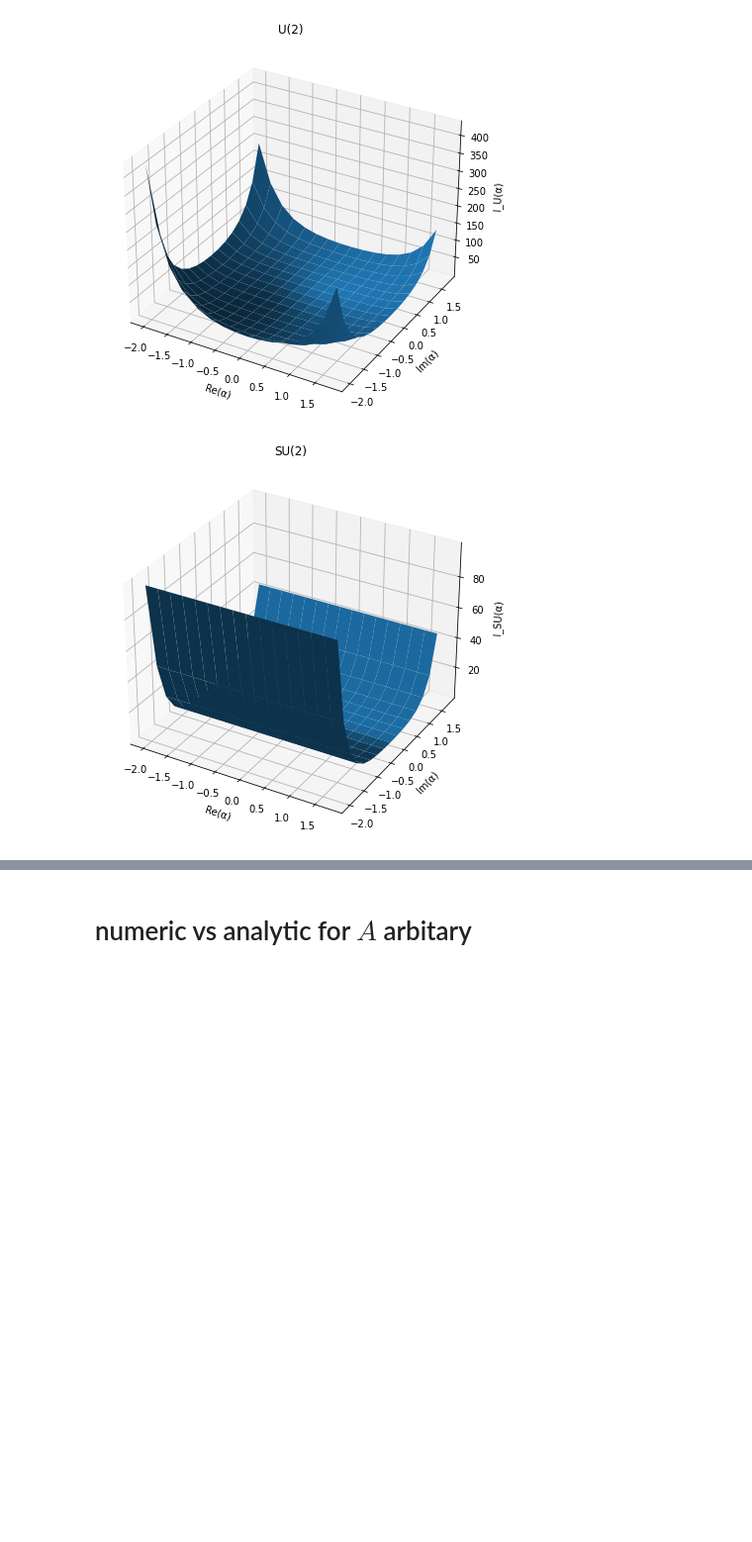
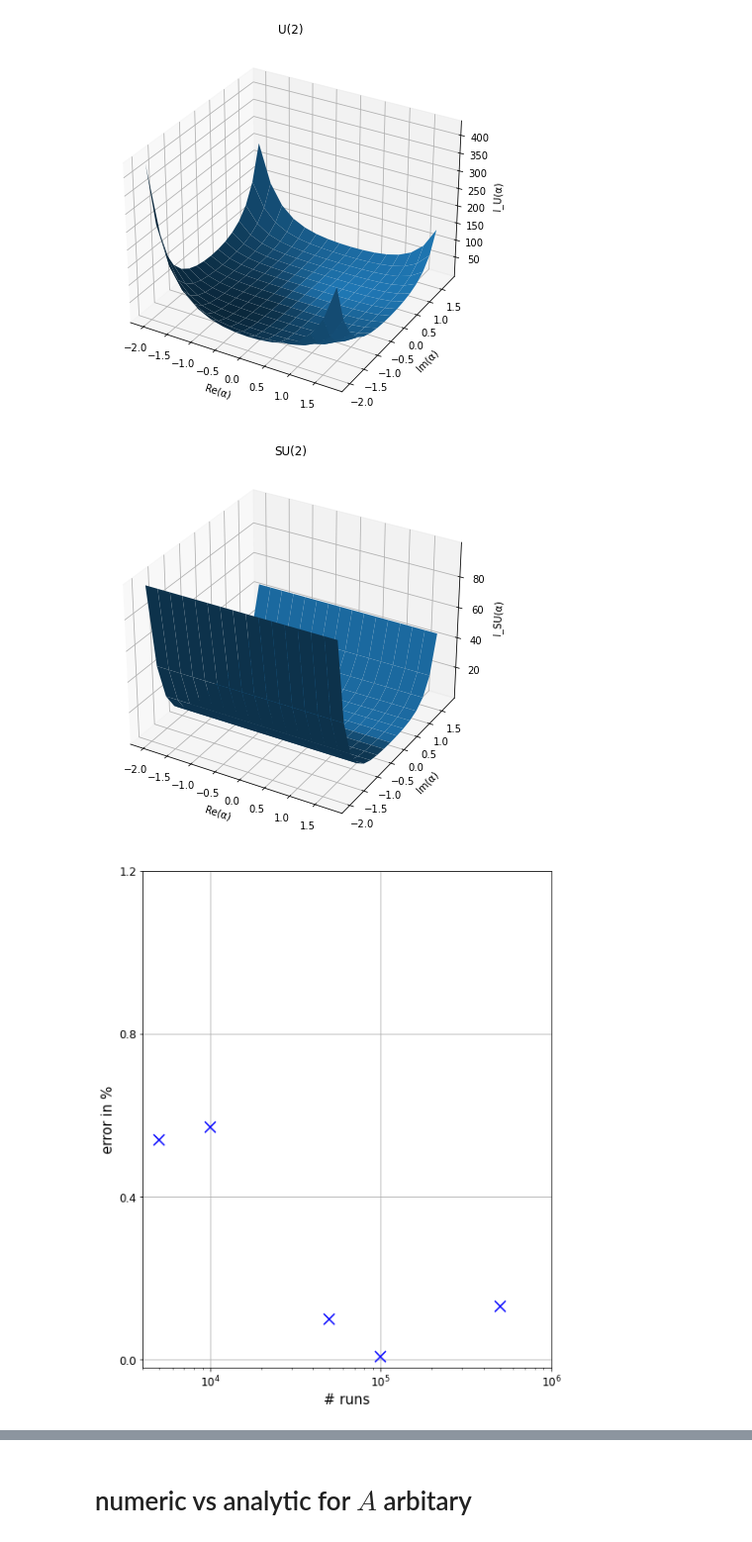
Before and after one commit to gnrraphi/5Semester, a Jupyter notebook: Lehner_research_project.ipynb, the cells around one changed output, grey strips where cells are left out. Shown at 99% size. Saved outputs shown, nothing was run; the diff lists cells and outputs as text; code cells hidden in the pictures; blank space fills up the shorter version.

Commit message:
Add plots

```diff
--- a/Lehner_research_project.ipynb
+++ b/Lehner_research_project.ipynb
@@ -97,20 +97,19 @@ def creutz_su2():
     return a0 * s0 + 1j * (a1 * s1 + a2 * s2 + a3 * s3)
 
 def creutz_u2():
-    return haar_su2() * np.exp(1j * np.random.rand() * 2 * np.pi)
+    return creutz_su2() * np.exp(1j * np.random.rand() * 2 * np.pi)
 
 
 # SU(N) and U(N) haar measure by cabibbo marinari
 def cabibbo_marinari_special_unitary(U,N):
-    i = np.random.randint(0,N-1)
-    j = np.random.randint(i+1,N)
-    m = np.identity(N,dtype=complex)
-    mm = creutz_su2()
-    m[i,i] = mm[0,0]
-    m[i,j] = mm[0,1]
-    m[j,i] = mm[1,0]
-    m[j,j] = mm[1,1]
-    U *= np.matrix(m)
+    for i in range(N-1):
+        m = np.identity(N,dtype=complex)
+        mm = creutz_su2()
+        m[i,i] = mm[0,0]
+        m[i,i+1] = mm[0,1]
+        m[i+1,i] = mm[1,0]
+        m[i+1,i+1] = mm[1,1]
+        U *= np.matrix(m)
     return U
 
 def cabibbo_marinari_unitary(U,N):
@@ -245,3 +244,29 @@ plt.show()
 # %% [output]
 [figure]
 [figure]
+# %%
+# Plot U(N)
+N = 4
+alpha = 0.25 + 0.25j
+A = np.matrix(np.identity(N)) * alpha
+
+ana1 = I_U(alpha,N)
+ana2 = I_SU(alpha,N)
+# %%
+x = [5000,10000,50000,100000,500000]
+num = np.array([num_cabibbo_marinari_unitary(N,i) for i in x])
+# %%
+y = np.absolute(num-ana1)/ana1
+# %%
+plt.figure(figsize=[8,10])
+plt.plot(x,y*100,'x',mew=1.5,ms=12,color='blue')
+plt.xscale('log')
+plt.xlim(4000,1000000)
+plt.ylabel('error in %', size=15)
+plt.xlabel('# runs', size=15)
+plt.yticks([0.0,0.4,0.8,1.2],fontsize=12)
+plt.xticks(fontsize=12)
+plt.grid()
+#plt.savefig("U_prop", bbox_inches='tight')
+# %% [output]
+[figure, added]
```
Also changed, not shown: parts of 17 cells of this notebook.
